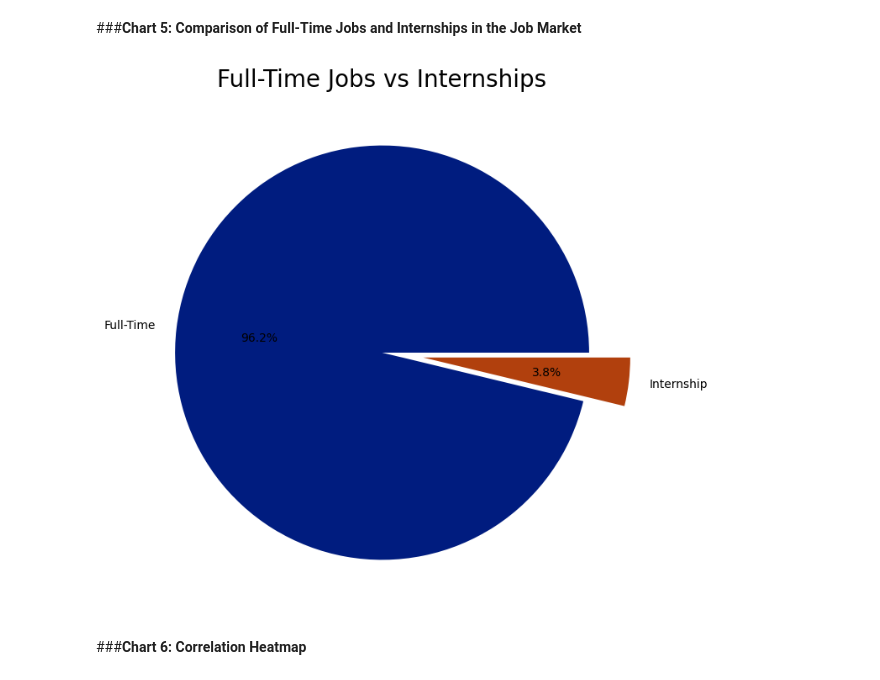
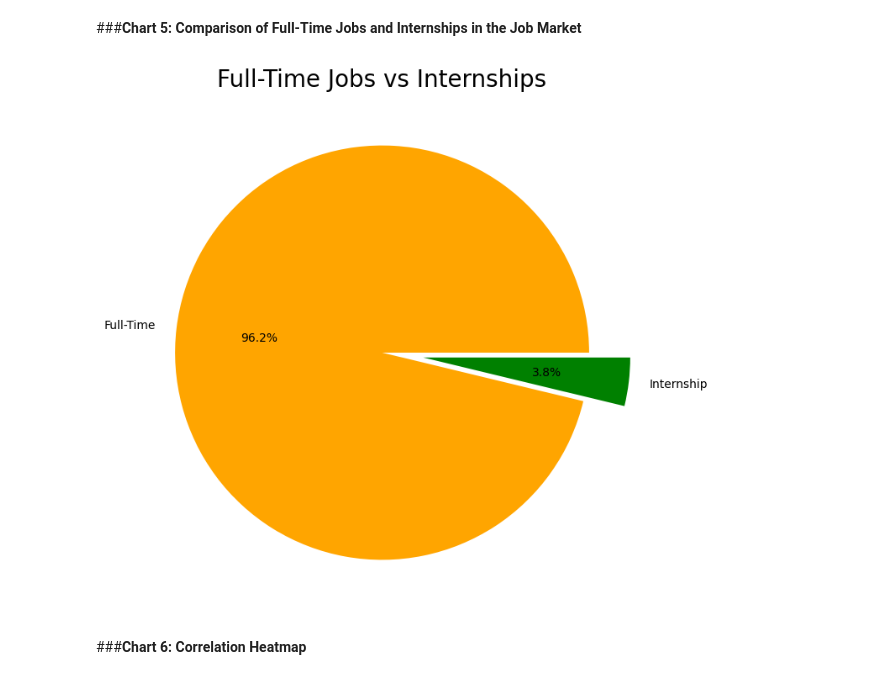
Before and after one commit to deveshsharma09/Web-Scraping-Data-Science-Job-Listings, a Jupyter notebook: Web_Scraping_Data_Science_Job_Listings.ipynb, the cells around one changed output. Drawn from its saved outputs; the diff is of its cells as text; code cells hidden in the pictures.

```diff
--- a/Web_Scraping_Data_Science_Job_Listings.ipynb
+++ b/Web_Scraping_Data_Science_Job_Listings.ipynb
@@ -452,21 +452,21 @@ plt.show()
 # %%
 # Count occurrences of 'Internship' in the 'Job Title' column
 df['Internship'] = df['Job Title'].apply(lambda x: 'Internship' in x)
 
 # Count the number of occurrences for each job type
 job_type_counts = df['Internship'].value_counts()
 
 # Plot the comparison between full-time jobs and internships using a pie chart with explode
 explode = (0, 0.2)  # Explode the second slice (Internship) by 20%
 
 plt.figure(figsize=(8, 8))
-plt.pie(job_type_counts, labels=['Full-Time', 'Internship'], autopct='%1.1f%%', explode=explode, colors=sns.color_palette('dark'))
+plt.pie(job_type_counts, labels=['Full-Time', 'Internship'], autopct='%1.1f%%', explode=explode, colors=sns.color_palette(['orange','green']))
 plt.title('Full-Time Jobs vs Internships',fontsize=20)
 
 # Show the plot
 plt.show()
 # %% [output]
-[figure, old version]
+[figure, new version]
 # %% [markdown]
 ###**Chart 6: Correlation Heatmap**
 # %%
```
Also changed, not shown: parts of 2 cells of this notebook.
